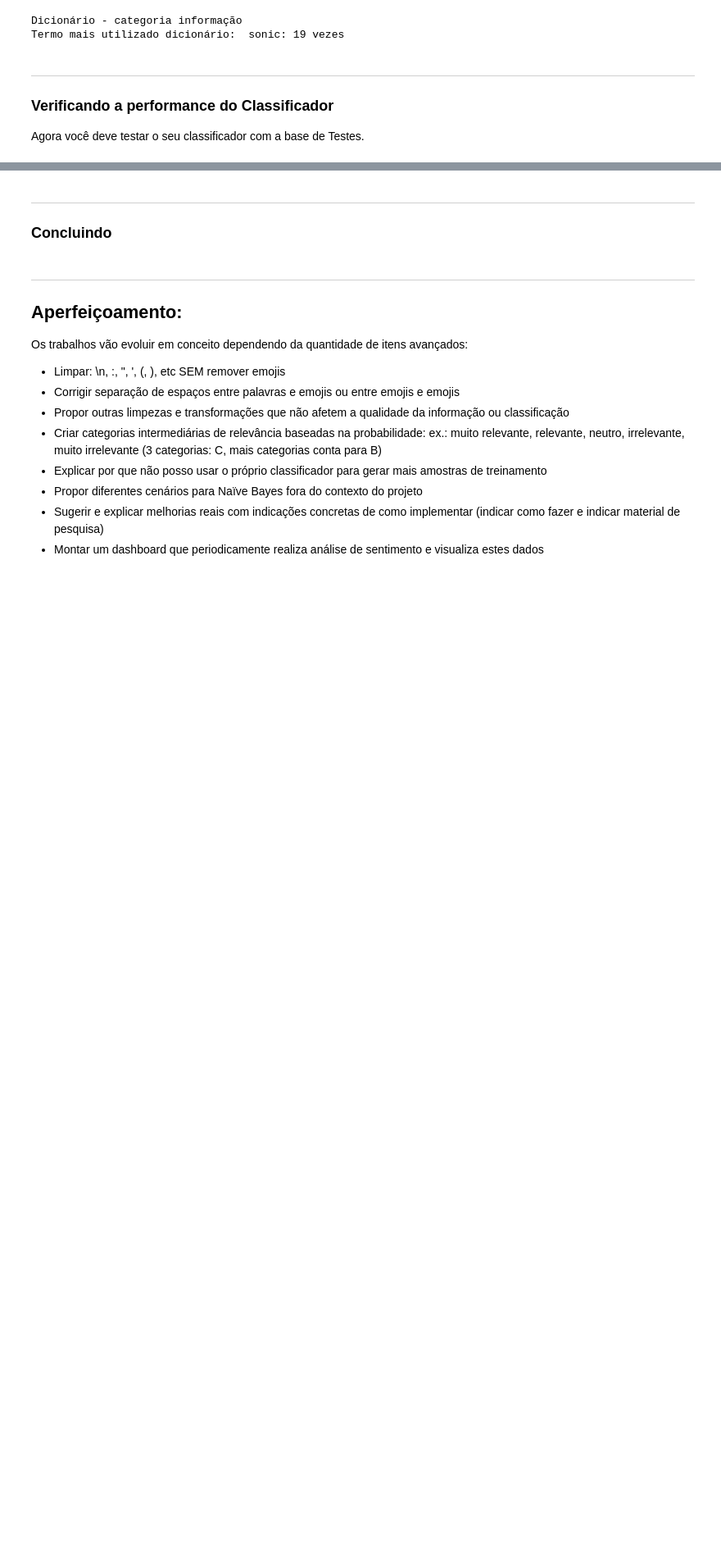
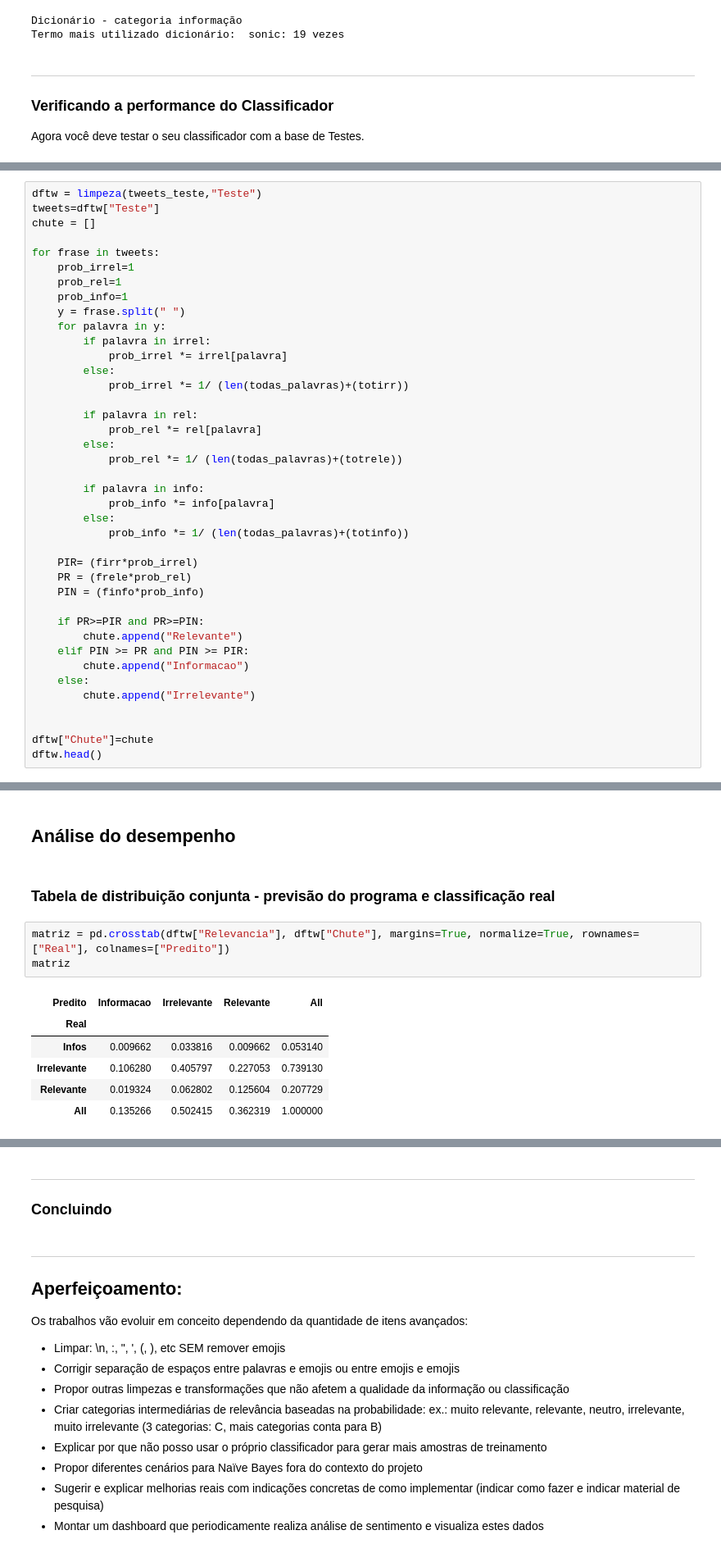
Before and after one commit to GiuseppeAvila/CDados2020_Projeto1, a Jupyter notebook: Projeto1_Classificador_layout.ipynb, the cells around one changed output, grey strips where cells are left out. Shown at 82% size. Saved outputs shown, nothing was run; the diff lists cells and outputs as text; blank space fills up the shorter version.

Commit message:
Desempenho

```diff
--- a/Projeto1_Classificador_layout.ipynb
+++ b/Projeto1_Classificador_layout.ipynb
@@ -312,0 +323,40 @@ Agora você deve testar o seu classificador com a base de Testes.
+# %%
+dftw = limpeza(tweets_teste,"Teste")
+tweets=dftw["Teste"]
+chute = []
+
+for frase in tweets:
+    prob_irrel=1
+    prob_rel=1
+    prob_info=1
+    y = frase.split(" ")
+    for palavra in y:
+        if palavra in irrel:
+            prob_irrel *= irrel[palavra]
+        else:
+            prob_irrel *= 1/ (len(todas_palavras)+(totirr))
+
+        if palavra in rel:
+            prob_rel *= rel[palavra]
+        else:
+            prob_rel *= 1/ (len(todas_palavras)+(totrele))
+
+        if palavra in info:
+            prob_info *= info[palavra]
+        else:
+            prob_info *= 1/ (len(todas_palavras)+(totinfo))
+
+    PIR= (firr*prob_irrel)
+    PR = (frele*prob_rel)
+    PIN = (finfo*prob_info)
+
+    if PR>=PIR and PR>=PIN:
+        chute.append("Relevante")
+    elif PIN >= PR and PIN >= PIR:
+        chute.append("Informacao")
+    else:
+        chute.append("Irrelevante")
+
+
+dftw["Chute"]=chute
+dftw.head()
@@ -312,0 +373,14 @@ Agora você deve testar o seu classificador com a base de Testes.
+# %% [markdown]
+## Análise do desempenho
+# %% [markdown]
+### Tabela de distribuição conjunta - previsão do programa e classificação real
+# %%
+matriz = pd.crosstab(dftw["Relevancia"], dftw["Chute"], margins=True, normalize=True, rownames=["Real"], colnames=["Predito"])
+matriz
+# %% [output]
+| Predito | Informacao | Irrelevante | Relevante | All |
+| Real |  |  |  |  |
+| Infos | 0.009662 | 0.033816 | 0.009662 | 0.053140 |
+| Irrelevante | 0.106280 | 0.405797 | 0.227053 | 0.739130 |
+| Relevante | 0.019324 | 0.062802 | 0.125604 | 0.207729 |
+| All | 0.135266 | 0.502415 | 0.362319 | 1.000000 |
```
Also changed, not shown: parts of 3 cells of this notebook.
